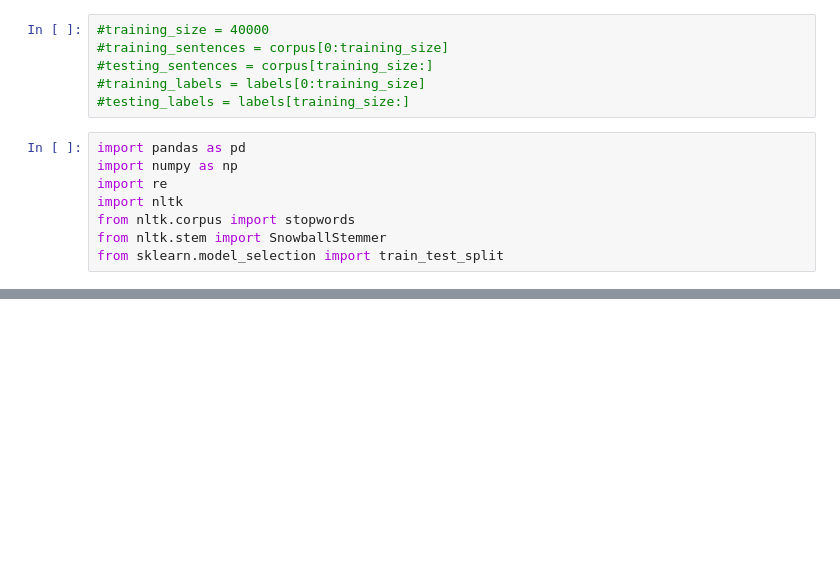
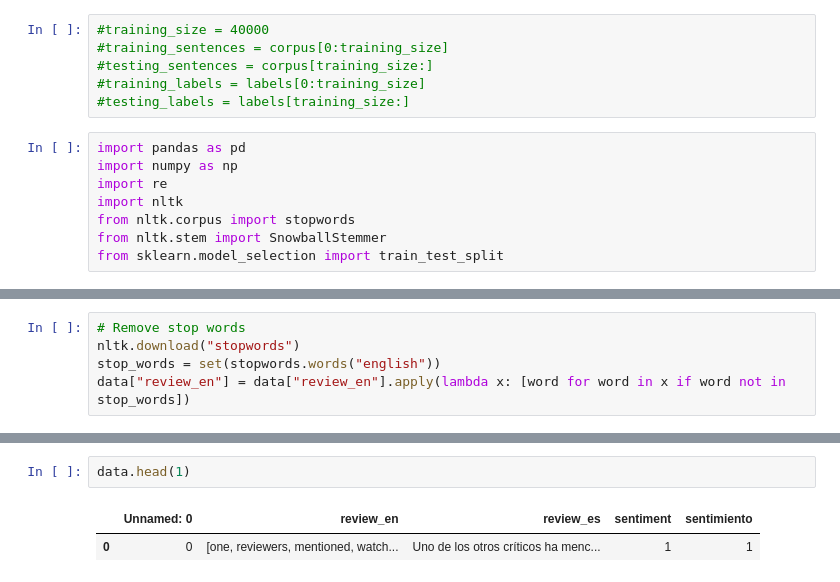
Before and after one commit to zfriedman0/5290-Spanish-MTSA, a Jupyter notebook: NLP_machine_translations_and_sentiment_analysis_arefa.ipynb, the cells around one changed output, grey strips where cells are left out. Cells and saved outputs as stored; diff of their text form; blank space fills up the shorter version.

```diff
--- a/NLP_machine_translations_and_sentiment_analysis_arefa.ipynb
+++ b/NLP_machine_translations_and_sentiment_analysis_arefa.ipynb
@@ -66,0 +370,5 @@ from sklearn.model_selection import train_test_split
+# %%
+# Remove stop words
+nltk.download("stopwords")
+stop_words = set(stopwords.words("english"))
+data["review_en"] = data["review_en"].apply(lambda x: [word for word in x if word not in stop_words])
@@ -66,0 +378,5 @@ from sklearn.model_selection import train_test_split
+# %%
+data.head(1)
+# %% [output]
+|  | Unnamed: 0 | review_en | review_es | sentiment | sentimiento |
+| 0 | 0 | [one, reviewers, mentioned, watch... | Uno de los otros críticos ha menc... | 1 | 1 |
```
Also changed, not shown: parts of 38 cells of this notebook.
